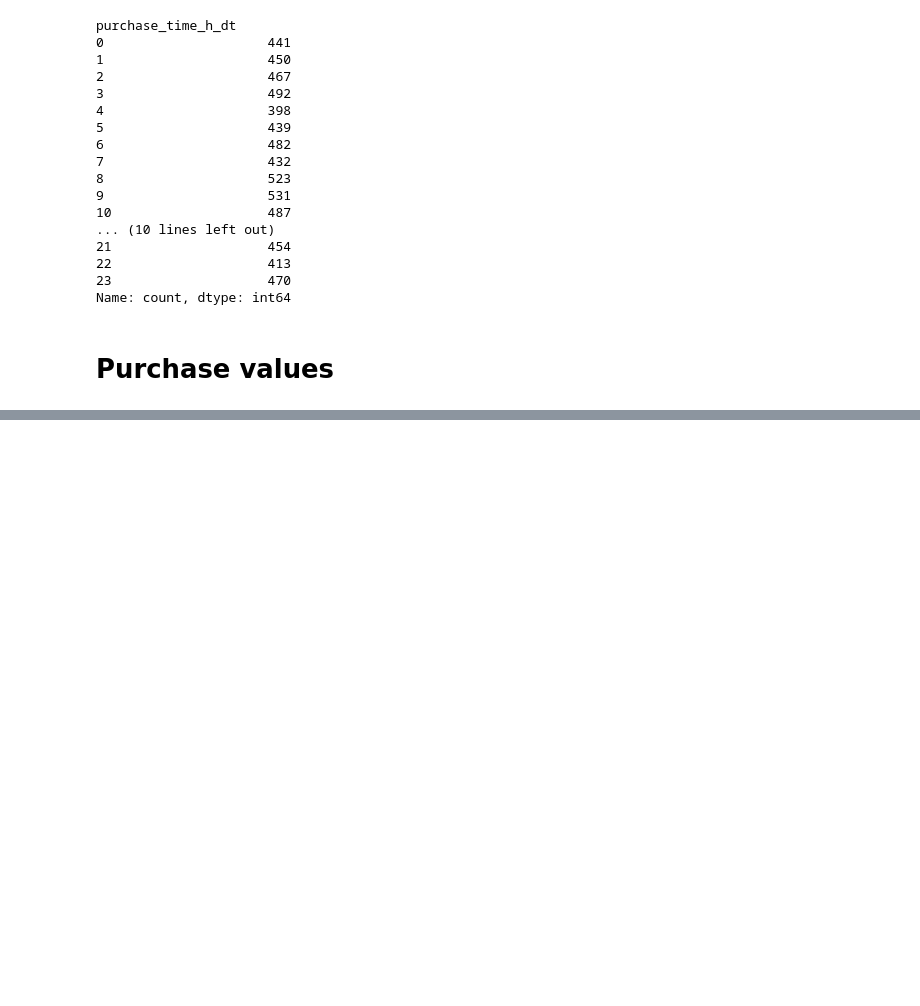
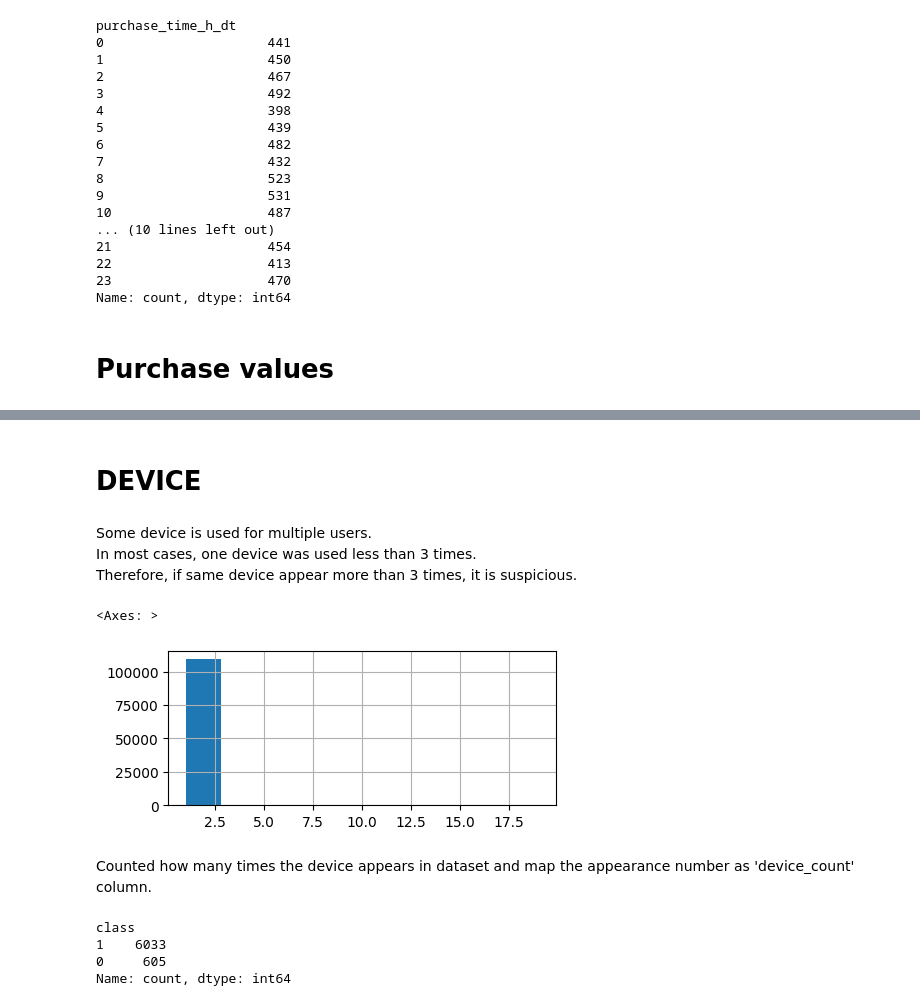
Before and after one commit to respwill/fraud_transaction, a Jupyter notebook: EDA/EDA.ipynb, the cells around one changed output, grey strips where cells are left out. Saved outputs shown, nothing was run; the diff lists cells and outputs as text; code cells hidden in the pictures; blank space fills up the shorter version.

```diff
--- a/EDA/EDA.ipynb
+++ b/EDA/EDA.ipynb
@@ -241,0 +250,12 @@ Name: count, Length: 120000, dtype: int64
+# %%
+def get_purchase_range(purchase):
+    if purchase <= 22:
+        return 'purchase_Q1'
+    elif purchase in range(23, 34):
+        return 'purchase_Q2'
+    elif purchase in range(34, 49):
+        return 'purchase_Q3'
+    else:
+        return 'purchase_upper_Q'
+# %%
+training_data['purchase_range'] = training_data['purchase_value'].apply(get_purchase_range)
@@ -241,0 +277,13 @@ Name: count, Length: 120000, dtype: int64
+# %% [markdown]
+# DEVICE
+# %% [markdown]
+Some device is used for multiple users.
+In most cases, one device was used less than 3 times.
+Therefore, if same device appear more than 3 times, it is suspicious.
+# %%
+training_data['device_id'].value_counts().hist(figsize=(5,2))
+# %% [output]
+<Axes: >
+[figure, added]
+# %% [markdown]
+Counted how many times the device appears in dataset and map the appearance number as 'device_count' column.
@@ -241,0 +294,8 @@ Name: count, Length: 120000, dtype: int64
+# %%
+op1 = training_data['device_count'] >= 4
+training_data.loc[op1, 'class'].value_counts()
+# %% [output]
+class
+1    6033
+0     605
+Name: count, dtype: int64
```
Also changed, not shown: parts of 63 cells of this notebook, 14 other files.
